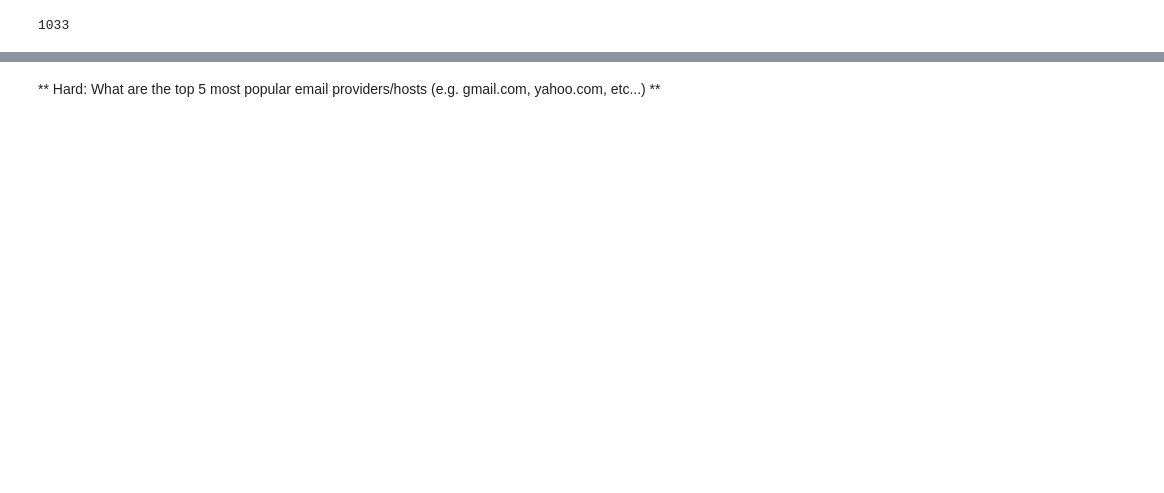
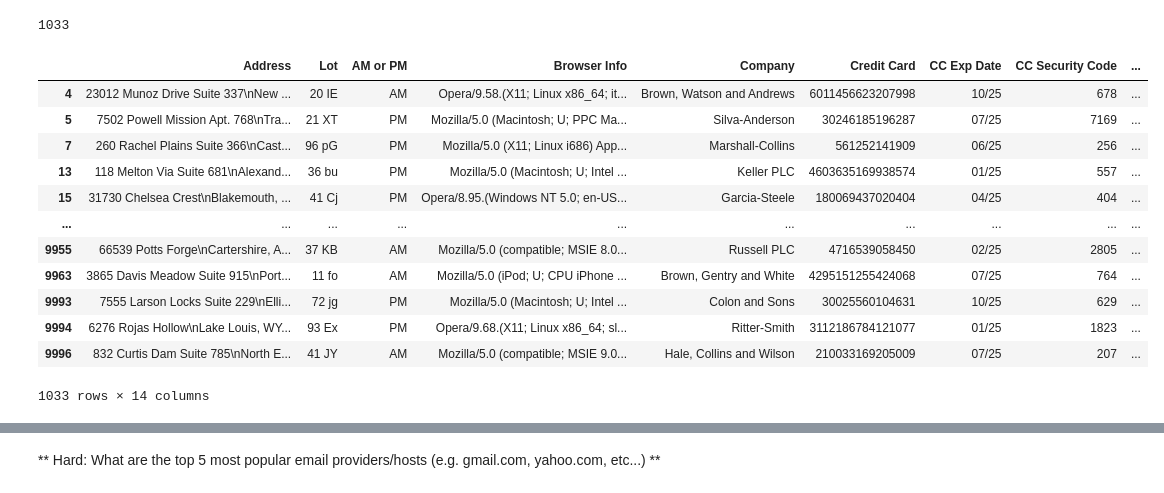
Before and after one commit to roblivesinottawa/data_science_machine_learning_python, a Jupyter notebook: 04-Pandas-Exercises/03-Ecommerce Purchases Exercise .ipynb, the cells around one changed output, grey strips where cells are left out. Saved outputs shown, nothing was run; the diff lists cells and outputs as text; code cells hidden in the pictures; blank space fills up the shorter version.

Commit message:
ecommerce purchase dataframe

```diff
--- a/04-Pandas-Exercises/03-Ecommerce Purchases Exercise .ipynb
+++ b/04-Pandas-Exercises/03-Ecommerce Purchases Exercise .ipynb
@@ -191,3 +420,19 @@ dtype: int64
 sum(ecom['CC Exp Date'].apply(lambda x: x[3:]) == '25' )
 # %% [output]
 1033
+# %%
+ecom[ecom['CC Exp Date'].apply(lambda x: x[3:]) == '25']
+# %% [output]
+|  | Address | Lot | AM or PM | Browser Info | Company | Credit Card | CC Exp Date | CC Security Code | ... |
+| 4 | 23012 Munoz Drive Suite 337\nNew ... | 20 IE | AM | Opera/9.58.(X11; Linux x86_64; it... | Brown, Watson and Andrews | 6011456623207998 | 10/25 | 678 | ... |
+| 5 | 7502 Powell Mission Apt. 768\nTra... | 21 XT | PM | Mozilla/5.0 (Macintosh; U; PPC Ma... | Silva-Anderson | 30246185196287 | 07/25 | 7169 | ... |
+| 7 | 260 Rachel Plains Suite 366\nCast... | 96 pG | PM | Mozilla/5.0 (X11; Linux i686) App... | Marshall-Collins | 561252141909 | 06/25 | 256 | ... |
+| 13 | 118 Melton Via Suite 681\nAlexand... | 36 bu | PM | Mozilla/5.0 (Macintosh; U; Intel ... | Keller PLC | 4603635169938574 | 01/25 | 557 | ... |
+| 15 | 31730 Chelsea Crest\nBlakemouth, ... | 41 Cj | PM | Opera/8.95.(Windows NT 5.0; en-US... | Garcia-Steele | 180069437020404 | 04/25 | 404 | ... |
+| ... | ... | ... | ... | ... | ... | ... | ... | ... | ... |
+| 9955 | 66539 Potts Forge\nCartershire, A... | 37 KB | AM | Mozilla/5.0 (compatible; MSIE 8.0... | Russell PLC | 4716539058450 | 02/25 | 2805 | ... |
+| 9963 | 3865 Davis Meadow Suite 915\nPort... | 11 fo | AM | Mozilla/5.0 (iPod; U; CPU iPhone ... | Brown, Gentry and White | 4295151255424068 | 07/25 | 764 | ... |
+| 9993 | 7555 Larson Locks Suite 229\nElli... | 72 jg | PM | Mozilla/5.0 (Macintosh; U; Intel ... | Colon and Sons | 30025560104631 | 10/25 | 629 | ... |
+| 9994 | 6276 Rojas Hollow\nLake Louis, WY... | 93 Ex | PM | Opera/9.68.(X11; Linux x86_64; sl... | Ritter-Smith | 3112186784121077 | 01/25 | 1823 | ... |
+| 9996 | 832 Curtis Dam Suite 785\nNorth E... | 41 JY | AM | Mozilla/5.0 (compatible; MSIE 9.0... | Hale, Collins and Wilson | 210033169205009 | 07/25 | 207 | ... |
+1033 rows × 14 columns
```
Also changed, not shown: parts of 26 cells of this notebook.
